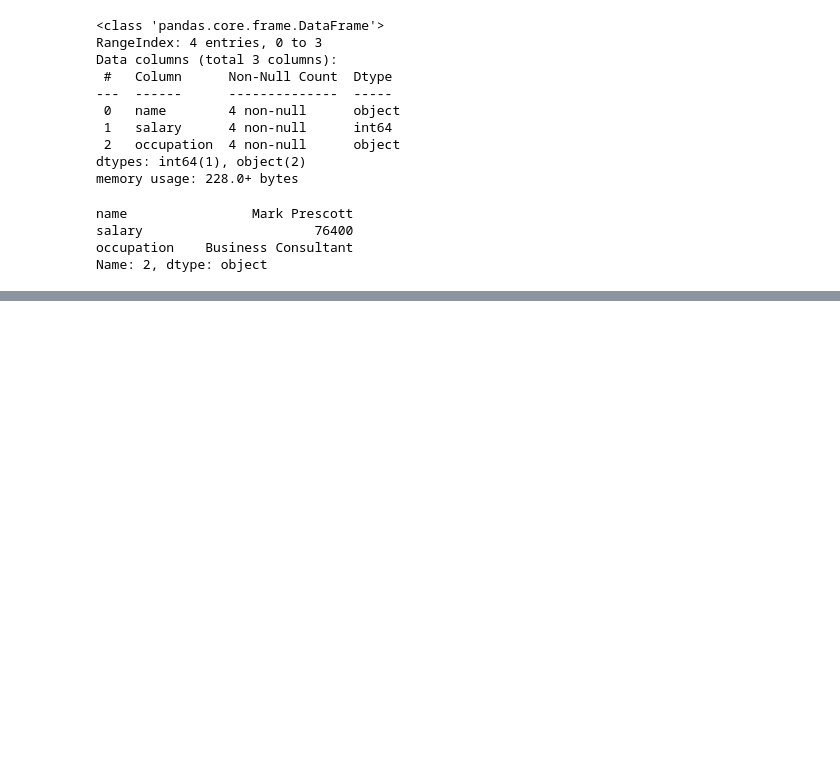
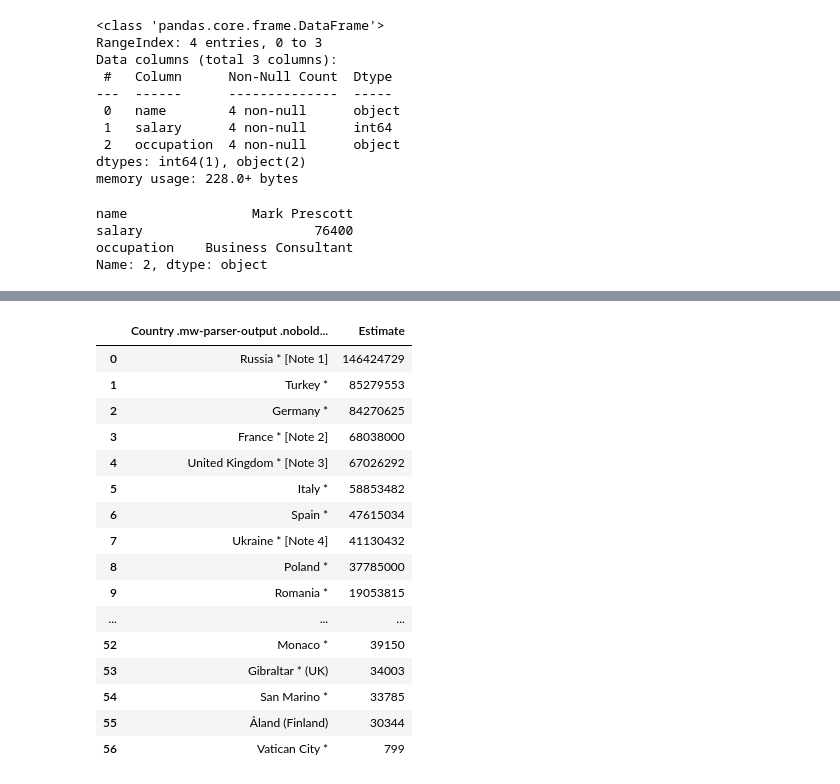
Before and after one commit to TomaszBury/The-ultimate-pandas-bootcamp-advanced-python-data-analysis, a Jupyter notebook: section_13/data_formats_and_io.ipynb, the cells around one changed output, grey strips where cells are left out. Drawn from its saved outputs; the diff is of its cells as text; code cells hidden in the pictures; blank space fills up the shorter version.

```diff
--- a/section_13/data_formats_and_io.ipynb
+++ b/section_13/data_formats_and_io.ipynb
@@ -44,0 +105,3 @@ Name: 2, dtype: object
+# %%
+countries_clean = pd.read_html(url_wiki_population, header=1)
+countries_clean[0].head(n=7)
@@ -44,0 +117,22 @@ Name: 2, dtype: object
+# %%
+columns_we_need = ['Country .mw-parser-output .nobold{font-weight:normal}(or territory)','Estimate']
+countries_clean = countries_clean[0].loc[:,columns_we_need]
+countries_clean
+# %% [output]
+|  | Country .mw-parser-output .nobold... | Estimate |
+| 0 | Russia * [Note 1] | 146424729 |
+| 1 | Turkey * | 85279553 |
+| 2 | Germany * | 84270625 |
+| 3 | France * [Note 2] | 68038000 |
+| 4 | United Kingdom * [Note 3] | 67026292 |
+| 5 | Italy * | 58853482 |
+| 6 | Spain * | 47615034 |
+| 7 | Ukraine * [Note 4] | 41130432 |
+| 8 | Poland * | 37785000 |
+| 9 | Romania * | 19053815 |
+| ... | ... | ... |
+| 52 | Monaco * | 39150 |
+| 53 | Gibraltar * (UK) | 34003 |
+| 54 | San Marino * | 33785 |
+| 55 | Åland (Finland) | 30344 |
+| 56 | Vatican City * | 799 |
```
Also changed, not shown: parts of 23 cells of this notebook.
